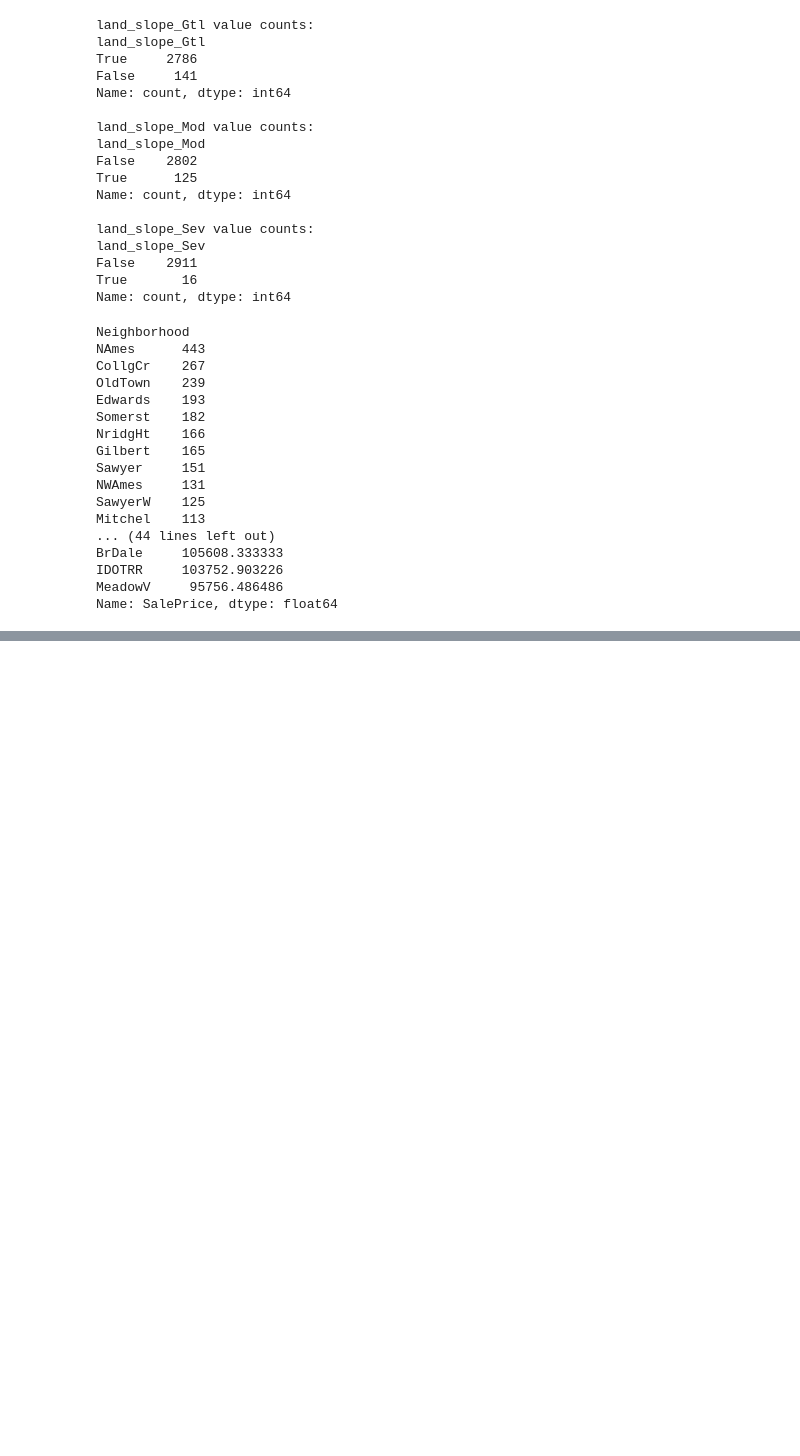
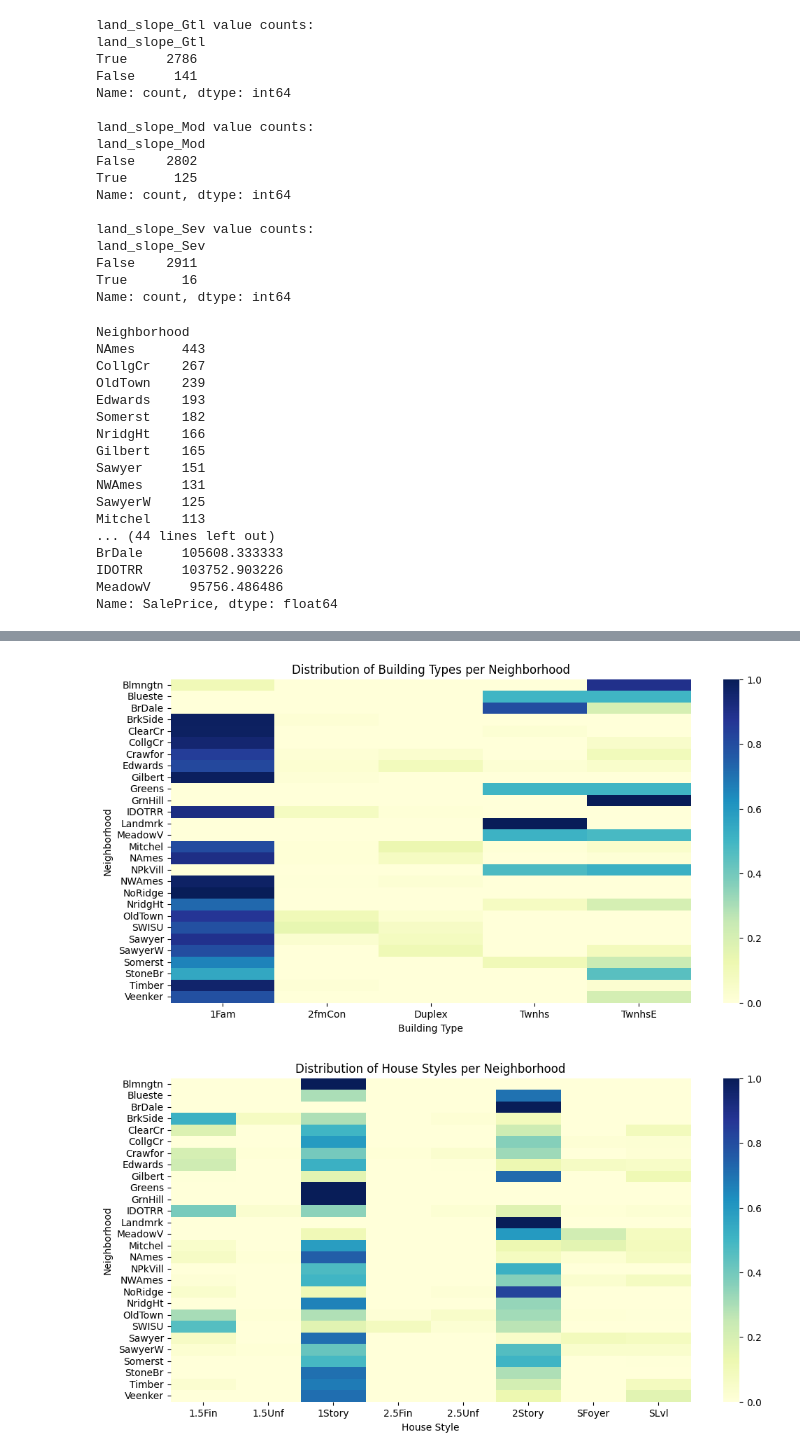
Before and after one commit to hedesiustefan/ML_Project, a Jupyter notebook: cat_feat_encode.ipynb, the cells around one changed output, grey strips where cells are left out. Drawn from its saved outputs; the diff is of its cells as text; code cells hidden in the pictures; blank space fills up the shorter version.

Commit message:
Handled the neigh, house style and bldg type features be converting the values to the median coresponding price and created a new feature that combines the 3.

```diff
--- a/cat_feat_encode.ipynb
+++ b/cat_feat_encode.ipynb
@@ -318,0 +363,19 @@ Name: SalePrice, dtype: float64
+# %%
+bldg_heatmap = pd.crosstab(clean_df['Neighborhood'], clean_df['Bldg Type'], normalize='index')
+plt.figure(figsize=(12,6))
+sns.heatmap(bldg_heatmap, cmap='YlGnBu')
+plt.title('Distribution of Building Types per Neighborhood')
+plt.ylabel('Neighborhood')
+plt.xlabel('Building Type')
+plt.show()
+
+style_heatmap = pd.crosstab(clean_df['Neighborhood'], clean_df['House Style'], normalize='index')
+plt.figure(figsize=(12,6))
+sns.heatmap(style_heatmap, cmap='YlGnBu')
+plt.title('Distribution of House Styles per Neighborhood')
+plt.ylabel('Neighborhood')
+plt.xlabel('House Style')
+plt.show()
+# %% [output]
+[figure, added]
+[figure, added]
```
Also changed, not shown: parts of 25 cells of this notebook.
